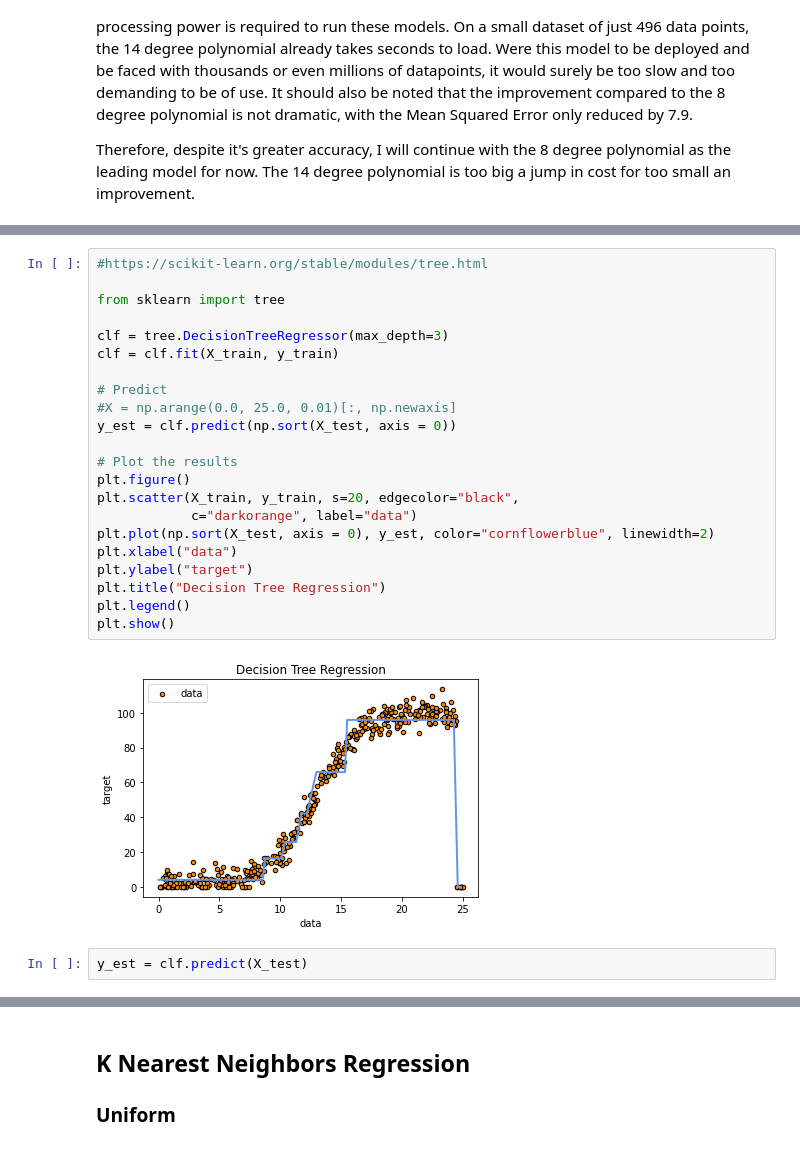
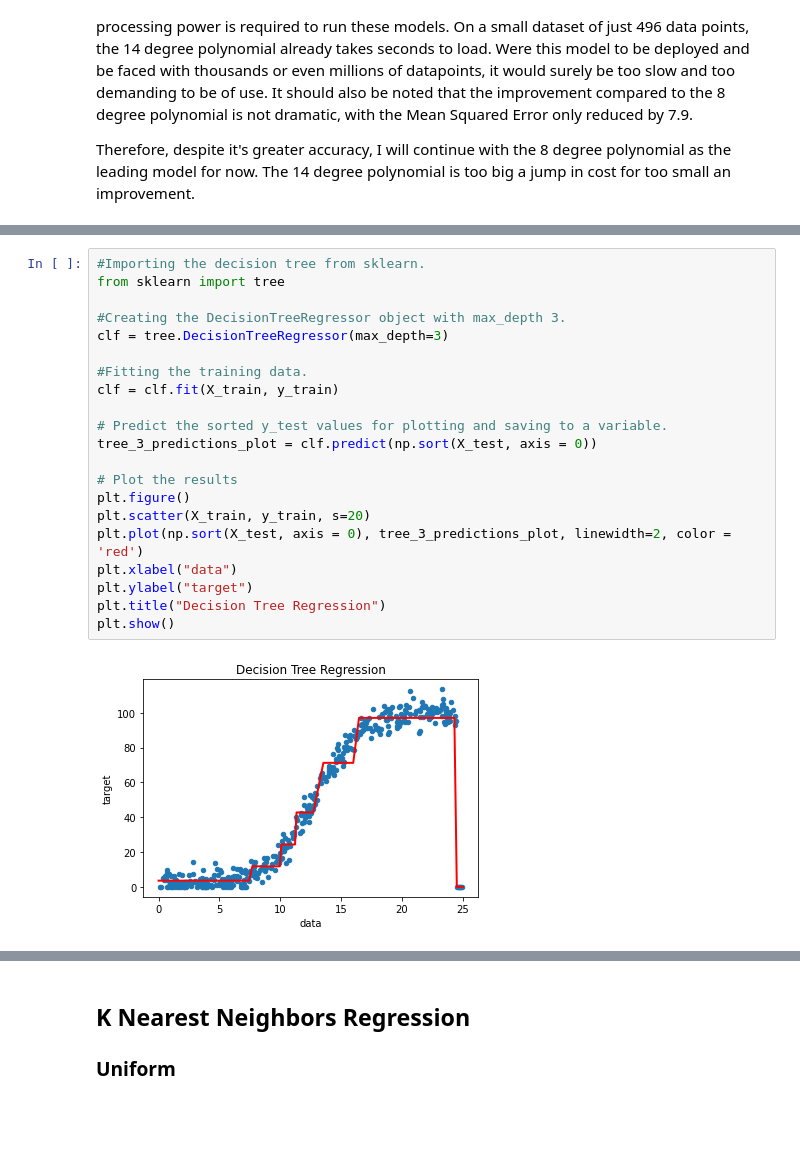
Before and after one commit to OtherBrian/fda-regression_project, a Jupyter notebook: Regression Project.ipynb, the cells around one changed output, grey strips where cells are left out. Cells and saved outputs as stored; diff of their text form; blank space fills up the shorter version.

Commit message:
Decision Tree Regression section written up.

```diff
--- a/Regression Project.ipynb
+++ b/Regression Project.ipynb
@@ -438,26 +444,23 @@ Therefore, despite it's greater accuracy, I will continue with the 8 degree poly
 # %%
-#https://scikit-learn.org/stable/modules/tree.html
-
+#Importing the decision tree from sklearn.
 from sklearn import tree
 
+#Creating the DecisionTreeRegressor object with max_depth 3.
 clf = tree.DecisionTreeRegressor(max_depth=3)
+
+#Fitting the training data.
 clf = clf.fit(X_train, y_train)
 
-# Predict
-#X = np.arange(0.0, 25.0, 0.01)[:, np.newaxis]
-y_est = clf.predict(np.sort(X_test, axis = 0))
+# Predict the sorted y_test values for plotting and saving to a variable.
+tree_3_predictions_plot = clf.predict(np.sort(X_test, axis = 0))
 
 # Plot the results
 plt.figure()
-plt.scatter(X_train, y_train, s=20, edgecolor="black",
-            c="darkorange", label="data")
-plt.plot(np.sort(X_test, axis = 0), y_est, color="cornflowerblue", linewidth=2)
+plt.scatter(X_train, y_train, s=20)
+plt.plot(np.sort(X_test, axis = 0), tree_3_predictions_plot, linewidth=2, color = 'red')
 plt.xlabel("data")
 plt.ylabel("target")
 plt.title("Decision Tree Regression")
-plt.legend()
 plt.show()
 # %% [output]
-[figure, old version]
+[figure, new version]
-# %%
-y_est = clf.predict(X_test)
```
Also changed, not shown: parts of 38 cells of this notebook.
